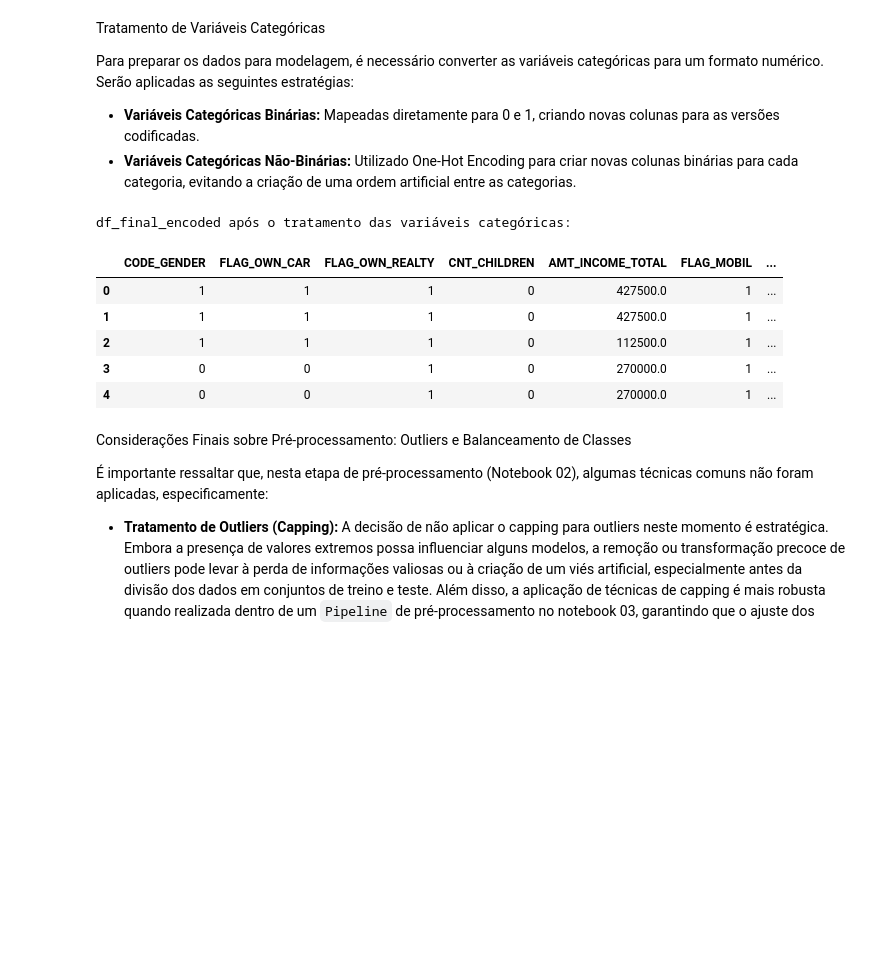
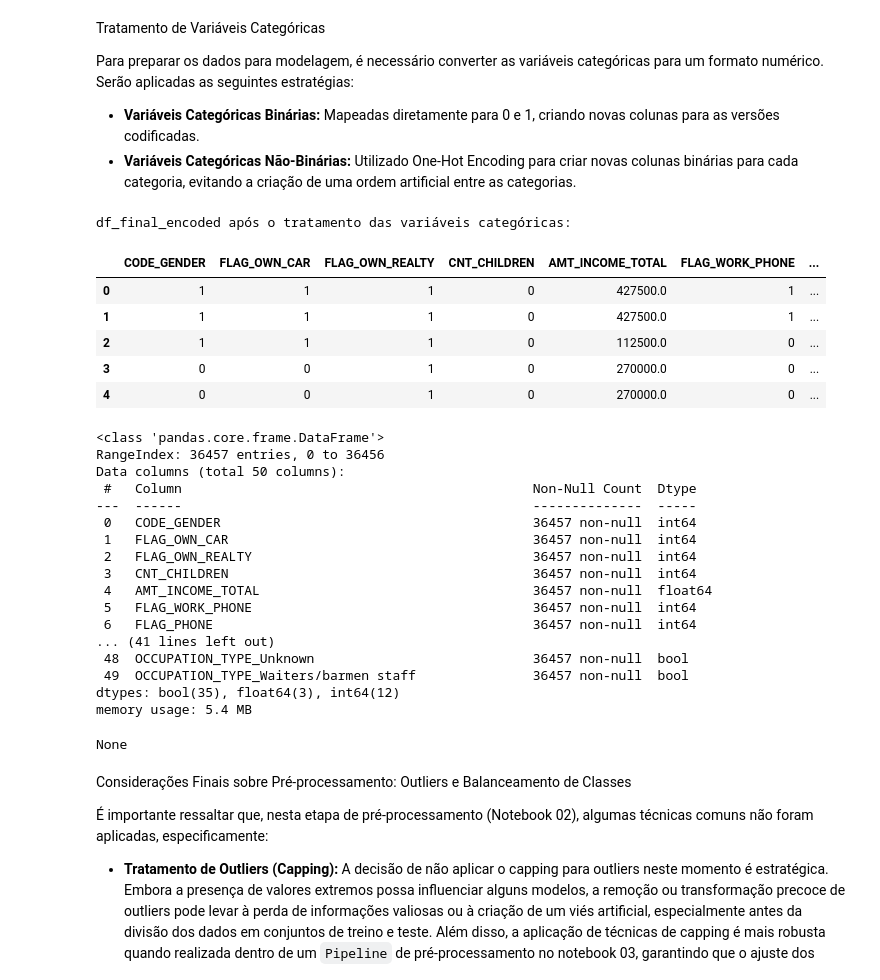
Before and after one commit to Ginkno/postech-tech-challenge-fase2-grupo1-12dtat, a Jupyter notebook: notebooks/02_preprocessamento.ipynb, the cells around one changed output. Drawn from its saved outputs; the diff is of its cells as text; code cells hidden in the pictures; blank space fills up the shorter version.

```diff
--- a/notebooks/02_preprocessamento.ipynb
+++ b/notebooks/02_preprocessamento.ipynb
@@ -309,0 +217,26 @@ memory usage: 7.0+ MB
+# %%
+# Realizar a consolidação através de um INNER JOIN usando a coluna 'ID'
+df_final = pd.merge(df_application, clientes_bad_payer, on='ID', how='inner')
+
+# Exibir volumetria e número de clientes únicos de cada base
+print(f"Tamanho da base de cadastro original (df_application): {df_application.shape}")
+print(f"Clientes únicos em df_application: {df_application['ID'].nunique()}")
+
+print(f"\nTamanho da base com a variável alvo (clientes_bad_payer): {clientes_bad_payer.shape}")
+print(f"Clientes únicos em clientes_bad_payer: {clientes_bad_payer['ID'].nunique()}")
+
+print(f"\nTamanho da base final após o INNER JOIN (df_final): {df_final.shape}")
+print(f"Clientes únicos em df_final: {df_final['ID'].nunique()}")
+
+# Exibir a volumetria e proporção final da variável alvo na base consolidada
+counts_consolidated = df_final['IS_BAD_PAYER'].value_counts()
+proportions_consolidated = df_final['IS_BAD_PAYER'].value_counts(normalize=True) * 100
+
+distribuicao_consolidada = pd.DataFrame({
+    'Quantidade': counts_consolidated,
+    'Proporção (%)': proportions_consolidated.map('{:.2f}%'.format)
+})
+
+print("\nDistribuição da variável IS_BAD_PAYER na base consolidada:")
+display(distribuicao_consolidada)
+display(df_final.head())
@@ -368,9 +367,6 @@ Justificativa: Esta feature representa a proporção de meses em que o cliente n
 # Criar features de proporção de histórico de crédito
 df_final['INCOME_PER_PERSON'] = df_final['AMT_INCOME_TOTAL'] / df_final['CNT_FAM_MEMBERS']
 df_final['HAS_CHILDREN'] = (df_final['CNT_CHILDREN'] > 0).astype(int)
-df_final['PROP_LATED'] = df_final['STATUS_LATED'] / df_final['TOTAL_MOUNTHS_OBSERVED']
-df_final['PROP_ON_TIME'] = df_final['STATUS_ON_TIME'] / df_final['TOTAL_MOUNTHS_OBSERVED']
-df_final['PROP_NO_CREDIT'] = df_final['STATUS_NO_CREDIT'] / df_final['TOTAL_MOUNTHS_OBSERVED']
 # %%
 df_final.head()
 # %% [output]
@@ -390,35 +386,55 @@ Para preparar os dados para modelagem, é necessário converter as variáveis ca
 # %%
 # Fazer uma cópia do Dataframe.
 df_processed = df_final.copy()
 
 # Mapear variáveis categóricas binárias para numéricas.
 df_processed["CODE_GENDER"] = df_processed["CODE_GENDER"].map({"M": 1, "F": 0})
 df_processed["FLAG_OWN_CAR"] = df_processed["FLAG_OWN_CAR"].map({"Y": 1, "N": 0})
 df_processed["FLAG_OWN_REALTY"] = df_processed["FLAG_OWN_REALTY"].map({"Y": 1, "N": 0})
 
 # Identificar colunas categóricas restantes que não são binárias para One-Hot Encoding
 categorical_cols_to_encode = [
     'NAME_INCOME_TYPE', 'NAME_EDUCATION_TYPE', 'NAME_FAMILY_STATUS',
     'NAME_HOUSING_TYPE', 'OCCUPATION_TYPE'
 ]
 
 # Aplicar One-Hot Encoding para as variáveis categóricas restantes
 # e juntar as colunas codificadas ao df_processed, removendo as colunas originais.
 df_final_encoded = pd.get_dummies(df_processed, columns=categorical_cols_to_encode, prefix=categorical_cols_to_encode, drop_first=True)
 
-#Remover a coluna 'ID' já que não é relevante para a previsão,
-#pois é apenas um identificador único.
-df_final_encoded = df_final_encoded.drop(columns=['ID'])
+#Remover a coluna 'ID', 'FLAG_MOBIL' e 'IS_BAD_PAYER' já que não são relevantes
+# para a previsão,
+colunas_para_descartar = ["ID", "FLAG_MOBIL"]
+df_final_encoded = df_final_encoded.drop(columns=colunas_para_descartar)
 print("df_final_encoded após o tratamento das variáveis categóricas:")
 display(df_final_encoded.head())
+display(df_final_encoded.info())
 # %% [output]
 df_final_encoded após o tratamento das variáveis categóricas:
-|  | CODE_GENDER | FLAG_OWN_CAR | FLAG_OWN_REALTY | CNT_CHILDREN | AMT_INCOME_TOTAL | FLAG_MOBIL | ... |
+|  | CODE_GENDER | FLAG_OWN_CAR | FLAG_OWN_REALTY | CNT_CHILDREN | AMT_INCOME_TOTAL | FLAG_WORK_PHONE | ... |
 | 0 | 1 | 1 | 1 | 0 | 427500.0 | 1 | ... |
 | 1 | 1 | 1 | 1 | 0 | 427500.0 | 1 | ... |
-| 2 | 1 | 1 | 1 | 0 | 112500.0 | 1 | ... |
-| 3 | 0 | 0 | 1 | 0 | 270000.0 | 1 | ... |
-| 4 | 0 | 0 | 1 | 0 | 270000.0 | 1 | ... |
+| 2 | 1 | 1 | 1 | 0 | 112500.0 | 0 | ... |
+| 3 | 0 | 0 | 1 | 0 | 270000.0 | 0 | ... |
+| 4 | 0 | 0 | 1 | 0 | 270000.0 | 0 | ... |
+<class 'pandas.core.frame.DataFrame'>
+RangeIndex: 36457 entries, 0 to 36456
+Data columns (total 50 columns):
+ #   Column                                             Non-Null Count  Dtype
+---  ------                                             --------------  -----
+ 0   CODE_GENDER                                        36457 non-null  int64
+ 1   FLAG_OWN_CAR                                       36457 non-null  int64
+ 2   FLAG_OWN_REALTY                                    36457 non-null  int64
+ 3   CNT_CHILDREN                                       36457 non-null  int64
+ 4   AMT_INCOME_TOTAL                                   36457 non-null  float64
+ 5   FLAG_WORK_PHONE                                    36457 non-null  int64
+ 6   FLAG_PHONE                                         36457 non-null  int64
+... (41 lines left out)
+ 48  OCCUPATION_TYPE_Unknown                            36457 non-null  bool
+ 49  OCCUPATION_TYPE_Waiters/barmen staff               36457 non-null  bool
+dtypes: bool(35), float64(3), int64(12)
+memory usage: 5.4 MB
+None
 # %% [markdown]
 Considerações Finais sobre Pré-processamento: Outliers e Balanceamento de Classes
 
```
Also changed, not shown: parts of 24 cells of this notebook, 3 other files.
